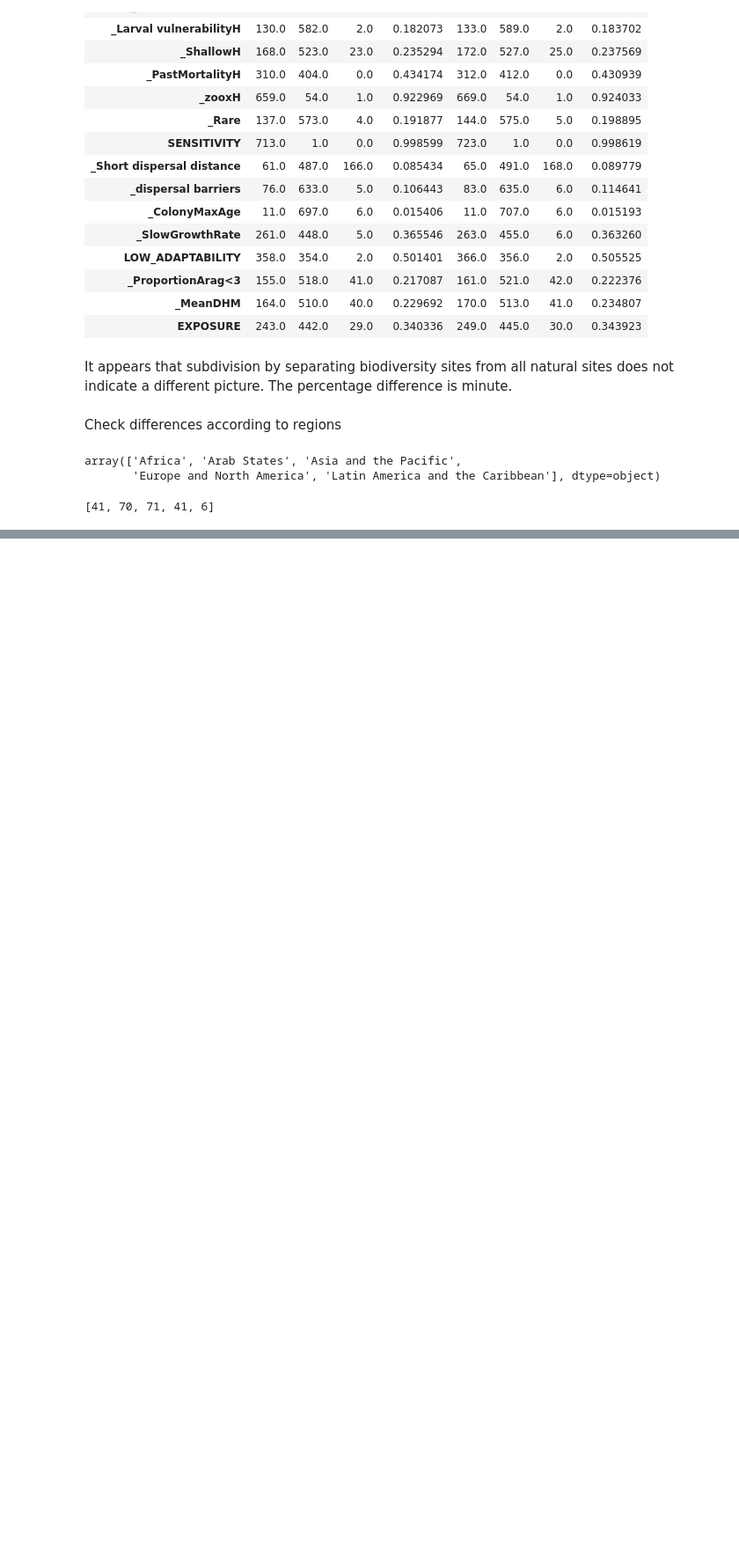
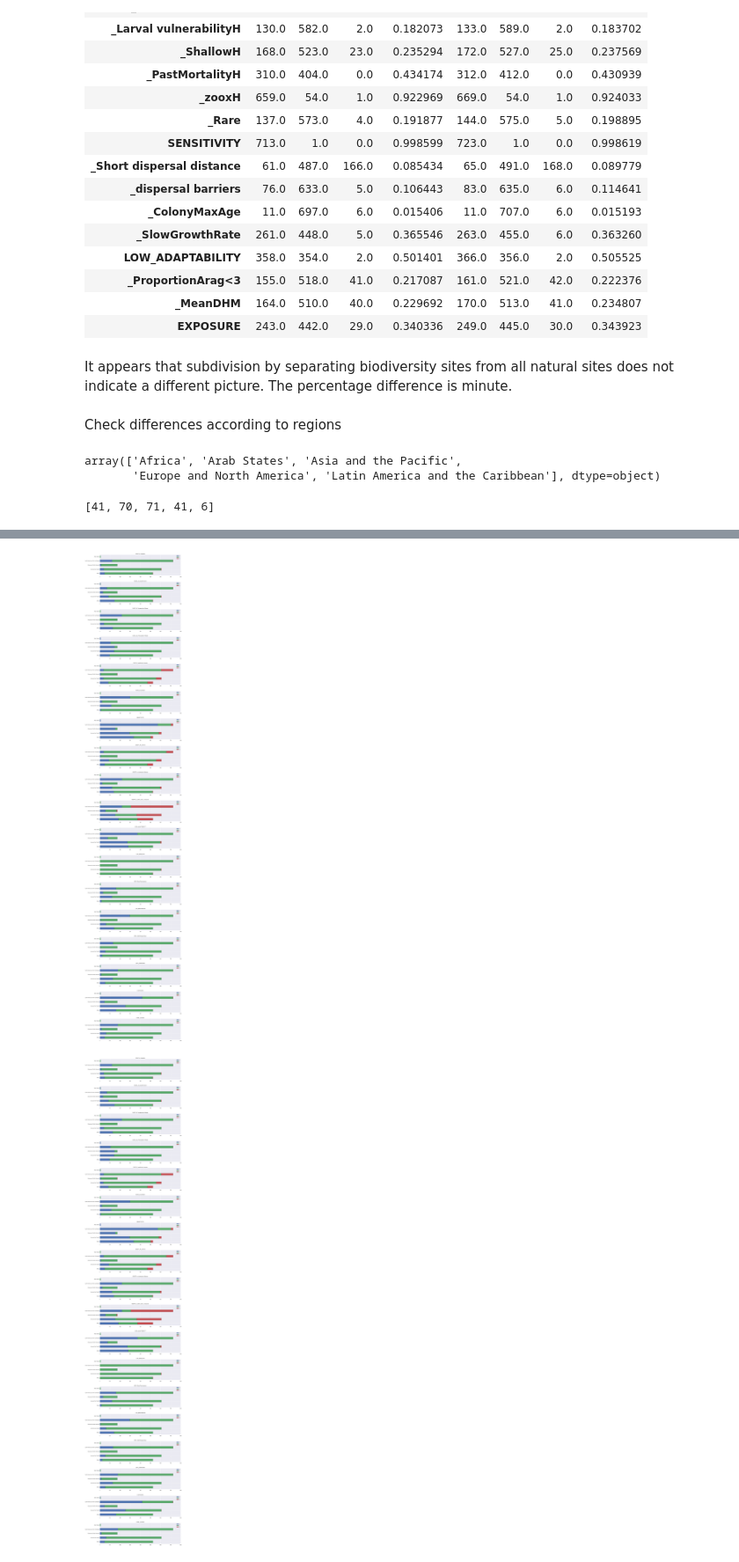
Before and after one commit to Yichuans/climate-vulnerable-wh, a Jupyter notebook: workspace.ipynb, the cells around one changed output, grey strips where cells are left out. Shown at 88% size. Saved outputs shown, nothing was run; the diff lists cells and outputs as text; code cells hidden in the pictures; blank space fills up the shorter version.

```diff
--- a/workspace.ipynb
+++ b/workspace.ipynb
@@ -1181,0 +1274,19 @@ a.plot.barh(stacked=True, figsize=(15,5))
+# %%
+## a function to plot all columns using stacked horizontal barchart
+def plot_all_attributes(taxon_regions, region_namelist, columns):
+    col = len(columns)
+    fig, axes = plt.subplots(col, figsize=(15, 5*col)) # len and heihgt
+    fig.subplots_adjust(hspace = 0.3)
+
+    for i, column in enumerate(columns):
+        a = pd.concat([each[['H', 'L', 'U']].loc[column] for each in taxon_regions], 1).T
+        a.index = region_namelist
+        a.plot.barh(ax=axes[i], stacked=True)
+        axes[i].set_title(column)
+
+    return fig
+# %%
+plot_all_attributes(amp_regions, regions_name_list, a_columns)
+# %% [output]
+[figure, added]
+[figure, added]
```
Also changed, not shown: parts of 33 cells of this notebook.
